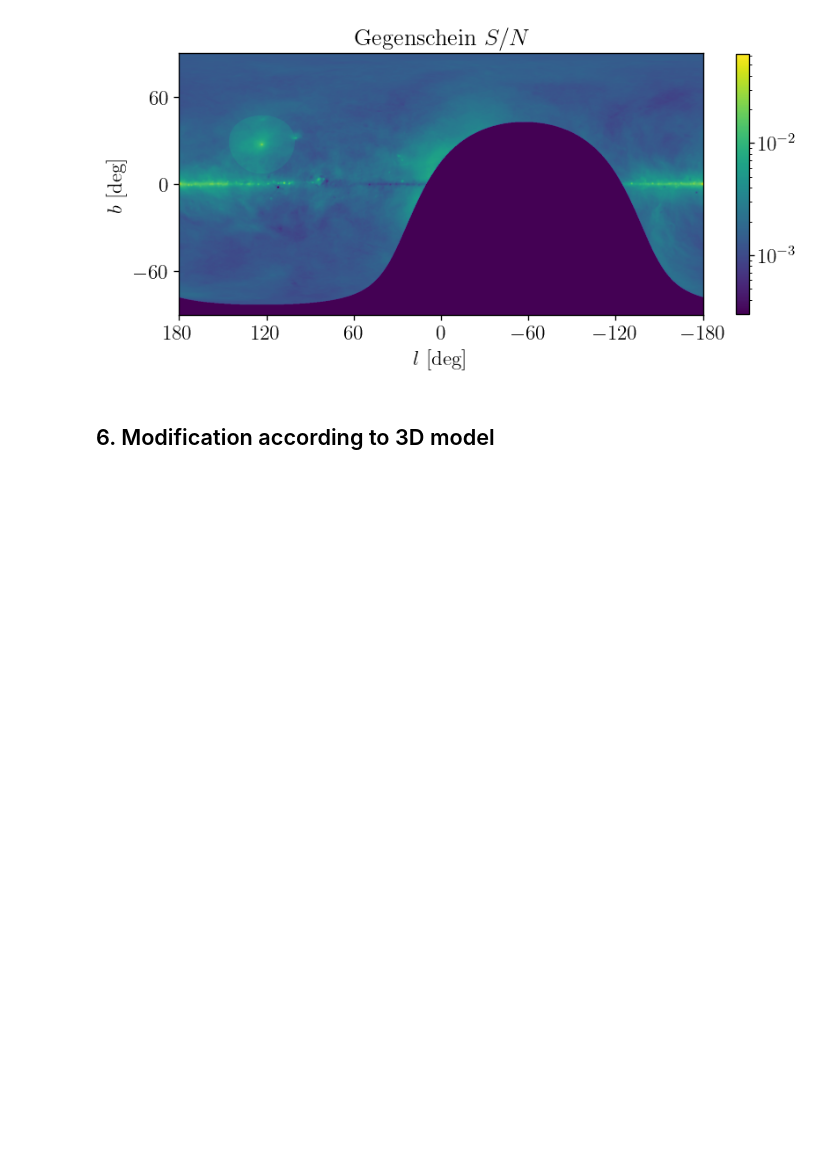
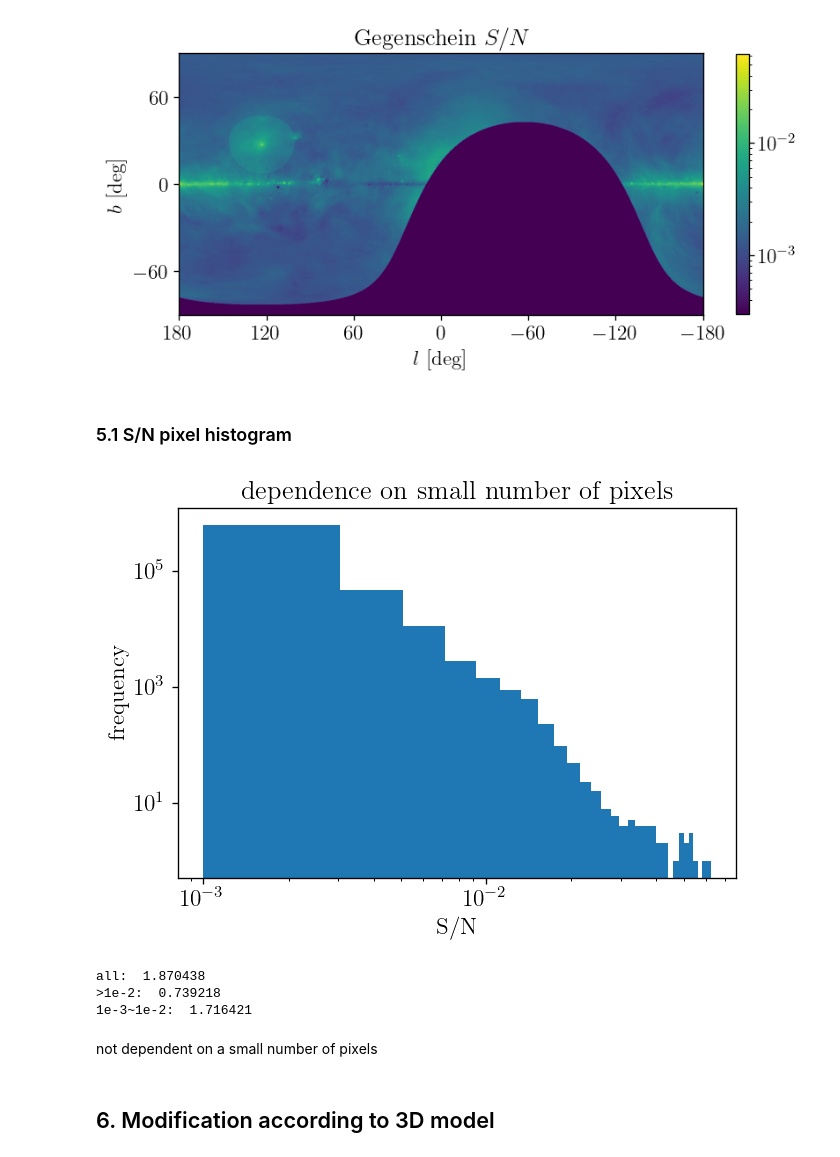
Before and after one commit to yitiansun/axion-mirror, a Jupyter notebook: notebook/CHIME_estimate.ipynb, the cells around one changed output. Drawn from its saved outputs; the diff is of its cells as text; code cells hidden in the pictures; blank space fills up the shorter version.

```diff
--- a/notebook/CHIME_estimate.ipynb
+++ b/notebook/CHIME_estimate.ipynb
@@ -163,6 +163,25 @@ reference forwardschein: 1.244642114696668
 plot_lb(np.clip(SNR_g_s, 3e-4, None), title=r'Gegenschein $S/N$', cmap='viridis')
 # %% [output]
 [figure]
+# %% [markdown]
+### 5.1 S/N pixel histogram
+# %%
+fig, ax = plt.subplots()
+ax.hist(SNR_g_s[SNR_g_s>1e-3], bins=30)
+ax.set(xscale='log', yscale='log')
+ax.set(xlabel='S/N', ylabel='frequency', title='dependence on small number of pixels');
+# %% [output]
+[figure, added]
+# %%
+print('all: ', np.sqrt(np.sum(SNR_g_s**2)))
+print('>1e-2: ', np.sqrt(np.sum(SNR_g_s[SNR_g_s>1e-2]**2)))
+print('1e-3~1e-2: ', np.sqrt(np.sum(SNR_g_s[np.logical_and(SNR_g_s>1e-3,SNR_g_s<1e-2)]**2)))
+# %% [output]
+all:  1.870438
+>1e-2:  0.739218
+1e-3~1e-2:  1.716421
+# %% [markdown]
+not dependent on a small number of pixels
 # %% [markdown]
 ## 6. Modification according to 3D model
 # %%
```
Also changed, not shown: parts of 7 cells of this notebook, 1 other file.
